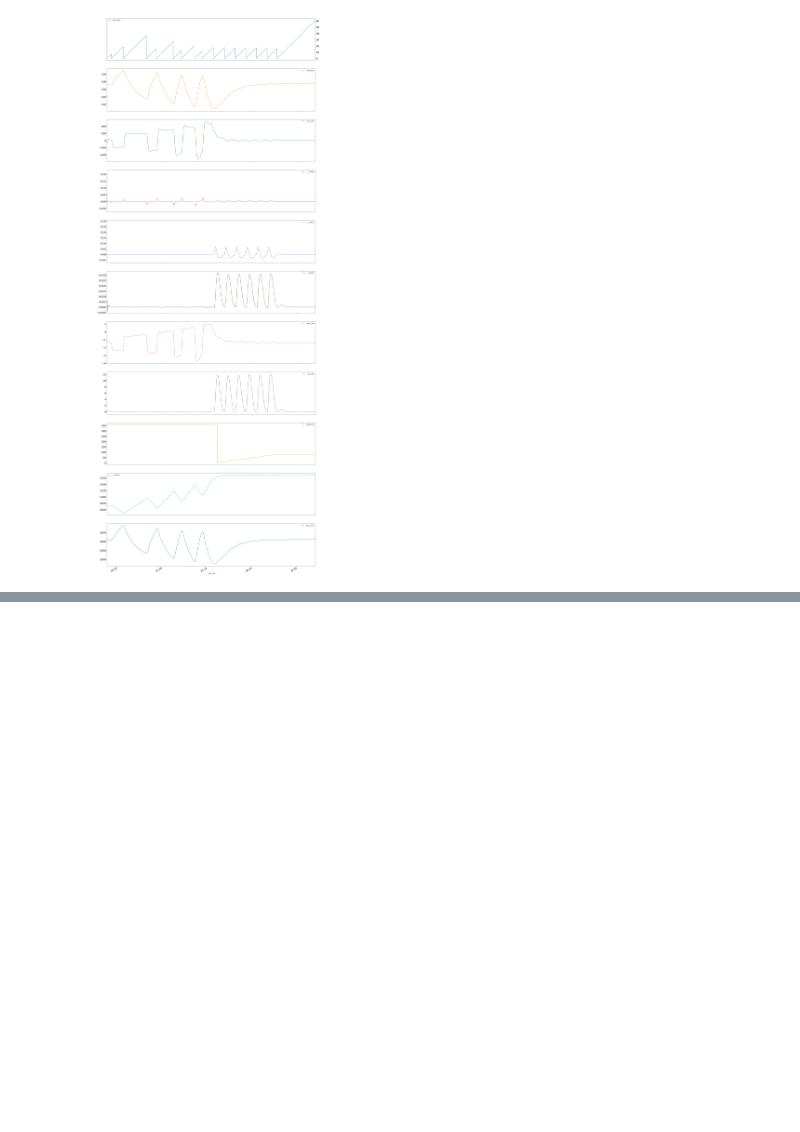
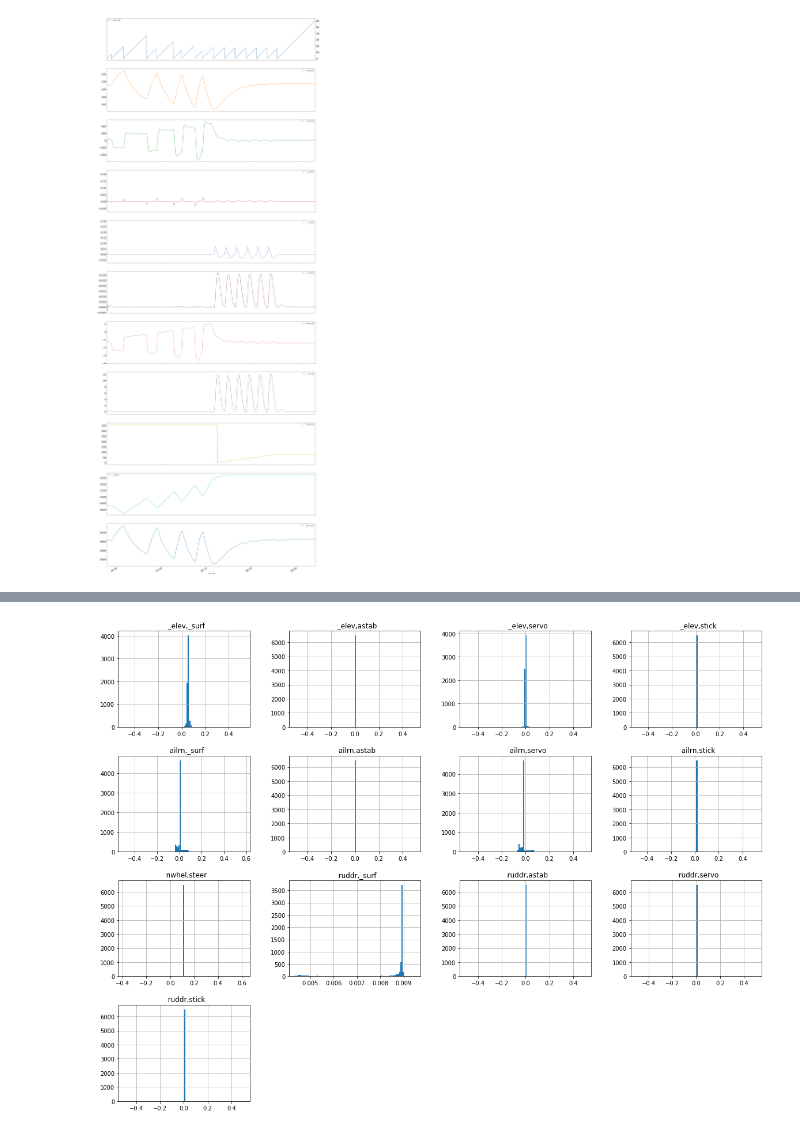
Before and after one commit to CrowdSalat/ann-dynamical-systems, a Jupyter notebook: explore_xplane_data.ipynb, the cells around one changed output, grey strips where cells are left out. Saved outputs shown, nothing was run; the diff lists cells and outputs as text; code cells hidden in the pictures; blank space fills up the shorter version.

Commit message:
defined actions and state and visualised both

```diff
--- a/explore_xplane_data.ipynb
+++ b/explore_xplane_data.ipynb
@@ -113,3 +117,7 @@ trainingsset_00.csv: is ok.
 {'trainingsset_00.csv': ['  _real,_time ', '   _totl,_time ', '   missn,_time ', '   timer,_time ', '   _zulu,_time ', '   local,_time ', '   hobbs,_time ', '   _Vind,_kias ', '   _Vind,_keas ', '   V ...
 # %% [markdown]
 ### parse data
+# %%
+def load_xplane_csv(csv_path, columns):
+    return pd.read_csv(csv_path, delimiter='|', usecols = columns,
+                       float_precision='high')
@@ -115,0 +126,34 @@ trainingsset_00.csv: is ok.
+# %%
+elev_joystick               = '   _elev,stick '
+ailrn_joystick               = '   ailrn,stick '
+ruddr_joystick               = '   ruddr,stick '
+
+elev_artificial_stability   = '   _elev,astab '
+ailrn_artificial_stability   = '   ailrn,astab '
+ruddr_artificial_stability   = '   ruddr,astab '
+
+elev_deflect_to_pitch       = '   _elev,_surf '
+ailrn_deflect_to_pitch       = '   ailrn,_surf '
+ruddr_deflect_to_pitch       = '   ruddr,_surf '
+
+elev_servo                  = '   _elev,servo '
+ailrn_servo                  = '   ailrn,servo '
+ruddr_servo                  = '   ruddr,servo '
+
+
+actions = [elev_joystick,
+           ailrn_joystick,
+           ruddr_joystick,
+           elev_artificial_stability,
+           ailrn_artificial_stability,
+           ruddr_artificial_stability,
+           elev_deflect_to_pitch,
+           ailrn_deflect_to_pitch,
+           ruddr_deflect_to_pitch,
+           '   nwhel,steer ',
+           elev_servo ,
+           ailrn_servo,
+           ruddr_servo
+]
+
+df_actions = load_xplane_csv(actions)
@@ -200,0 +251,5 @@ df.plot.line(x=z_time, subplots = True, figsize = (30, 90), secondary_y=m_time,
+# %%
+df_actions.hist(bins=100, figsize=(20,15))
+plt.show()
+# %% [output]
+[figure, added]
```
Also changed, not shown: parts of 8 cells of this notebook.
